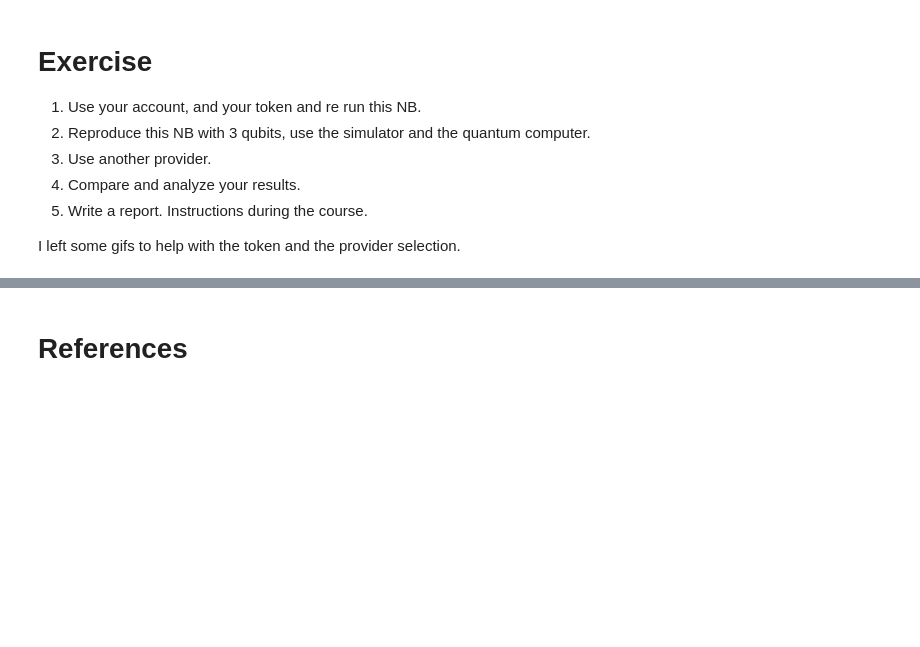
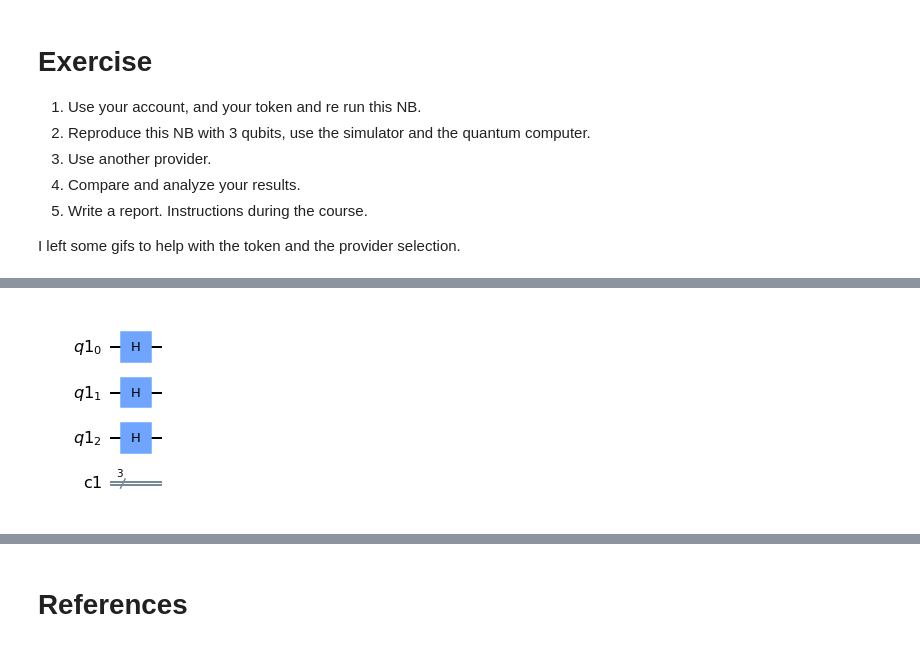
Before and after one commit to jaorduz/IntroQuantumCompu, a Jupyter notebook: NB_1/QC0_4_Qiskit.ipynb, the cells around one changed output, grey strips where cells are left out. Saved outputs shown, nothing was run; the diff lists cells and outputs as text; code cells hidden in the pictures; blank space fills up the shorter version.

```diff
--- a/NB_1/QC0_4_Qiskit.ipynb
+++ b/NB_1/QC0_4_Qiskit.ipynb
@@ -199,0 +255,8 @@ print("python version: ", python_version())
+# %%
+circuit.h(qr[0])
+circuit.h(qr[1])
+circuit.h(qr[2])
+
+circuit.draw(output='mpl')
+# %% [output]
+[figure, added]
```
Also changed, not shown: parts of 19 cells of this notebook, 5 other files.
